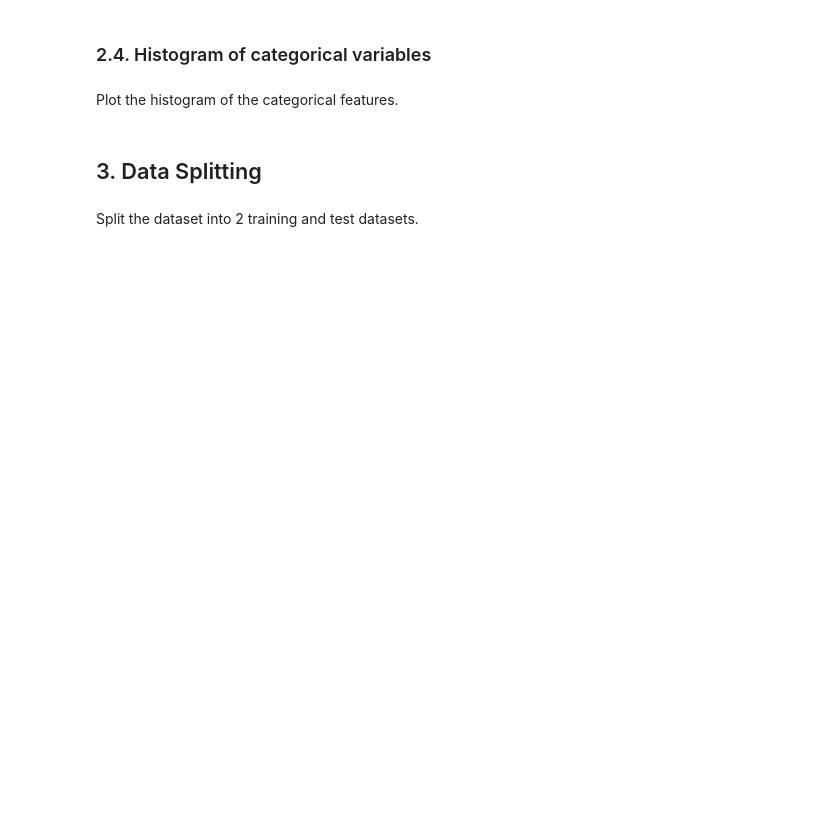
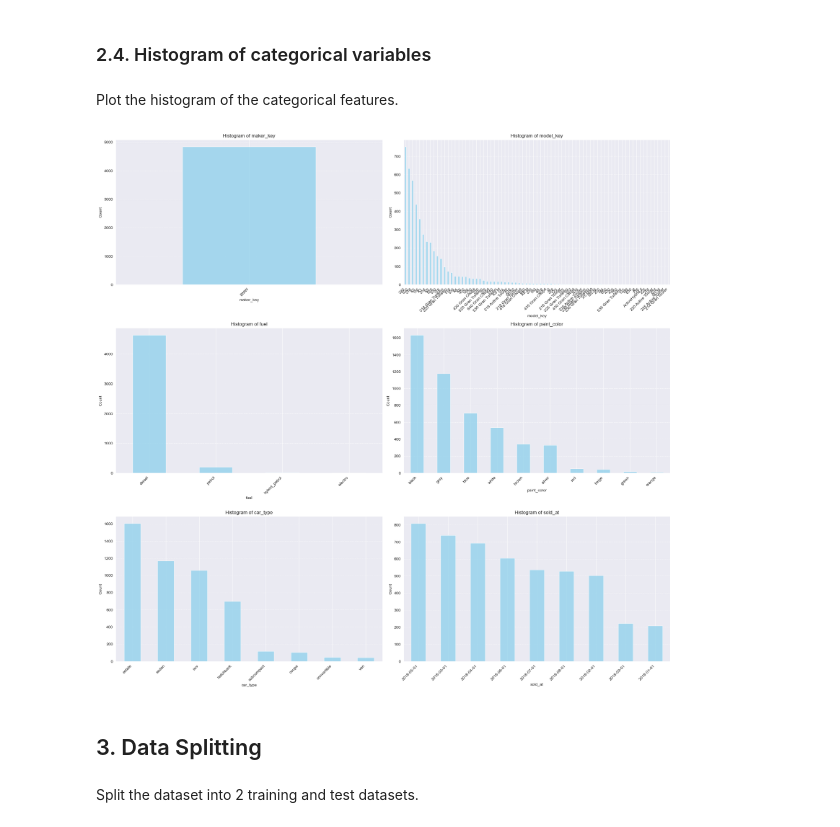
Before and after one commit to ethansmadjaa/Machine-learning-course, a Jupyter notebook: Lab4/9.3.2_bmw_price_prediction_exercise_en.ipynb, the cells around one changed output. Saved outputs shown, nothing was run; the diff lists cells and outputs as text; code cells hidden in the pictures; blank space fills up the shorter version.

Commit message:
🔄 Update cells with execution metadata and outputs, fix dataframe loading, and verify missing values

```diff
--- a/Lab4/9.3.2_bmw_price_prediction_exercise_en.ipynb
+++ b/Lab4/9.3.2_bmw_price_prediction_exercise_en.ipynb
@@ -54,6 +123,29 @@ Plot the probabilistic distribution of the numerical features.
 ### 2.4. Histogram of categorical variables
 # %% [markdown]
 Plot the histogram of the categorical features.
+# %%
+# Selecting only categorical features from the dataset
+categorical_features = df.select_dtypes(include=['object']).columns
+# Adjusting the histogram plots for categorical features for better readability
+
+# Filtering out 'registration_date' as it doesn't suit categorical plotting in this form
+filtered_categorical_features = categorical_features.drop('registration_date')
+
+# Plot the histogram of the categorical features with better visualization
+plt.figure(figsize=(20, 25))
+for idx, feature in enumerate(filtered_categorical_features):
+    plt.subplot(4, 2, idx + 1)
+    df[feature].value_counts().plot(kind='bar', color='skyblue', alpha=0.7)
+    plt.title(f'Histogram of {feature}')
+    plt.xlabel(feature)
+    plt.ylabel('Count')
+    plt.xticks(rotation=45, ha='right')
+    plt.grid(axis='y', linestyle='--', alpha=0.7)
+
+plt.tight_layout()
+plt.show()
+# %% [output]
+[figure, added]
 # %% [markdown]
 ## 3. Data Splitting
 # %% [markdown]
```
Also changed, not shown: parts of 13 cells of this notebook.
